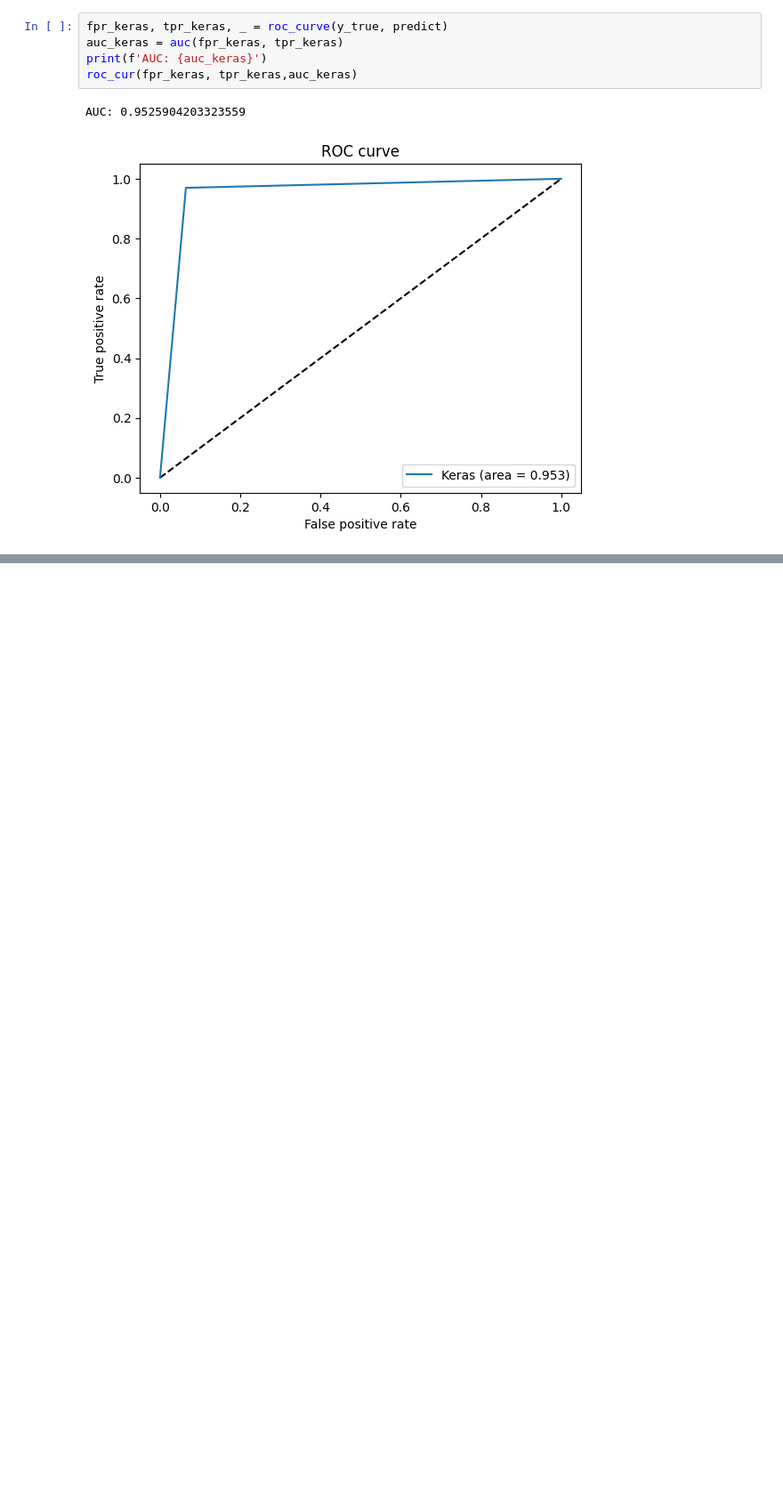
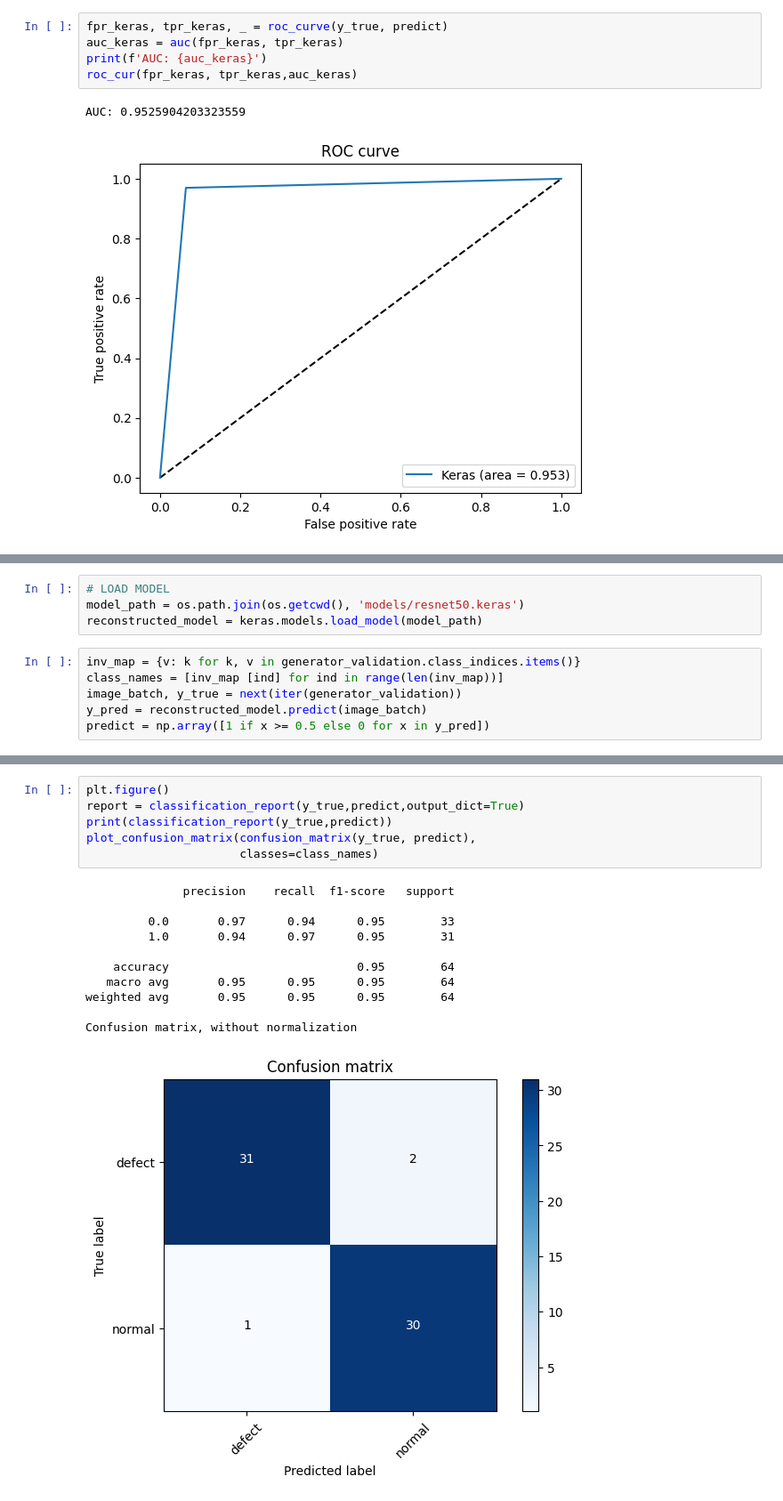
Before and after one commit to vburlay/Severstal, a Jupyter notebook: EDA(Binary classification).ipynb, the cells around one changed output, grey strips where cells are left out. Shown at 89% size. Cells and saved outputs as stored; diff of their text form; blank space fills up the shorter version.

```diff
--- a/EDA(Binary classification).ipynb
+++ b/EDA(Binary classification).ipynb
@@ -586,0 +594,10 @@ AUC: 0.9525904203323559
+# %%
+# LOAD MODEL
+model_path = os.path.join(os.getcwd(), 'models/resnet50.keras')
+reconstructed_model = keras.models.load_model(model_path)
+# %%
+inv_map = {v: k for k, v in generator_validation.class_indices.items()}
+class_names = [inv_map [ind] for ind in range(len(inv_map))]
+image_batch, y_true = next(iter(generator_validation))
+y_pred = reconstructed_model.predict(image_batch)
+predict = np.array([1 if x >= 0.5 else 0 for x in y_pred])
@@ -586,0 +606,18 @@ AUC: 0.9525904203323559
+# %%
+plt.figure()
+report = classification_report(y_true,predict,output_dict=True)
+print(classification_report(y_true,predict))
+plot_confusion_matrix(confusion_matrix(y_true, predict),
+                      classes=class_names)
+# %% [output]
+              precision    recall  f1-score   support
+
+         0.0       0.97      0.94      0.95        33
+         1.0       0.94      0.97      0.95        31
+
+    accuracy                           0.95        64
+   macro avg       0.95      0.95      0.95        64
+weighted avg       0.95      0.95      0.95        64
+
+Confusion matrix, without normalization
+[figure, added]
```
Also changed, not shown: parts of 10 cells of this notebook, 1 other file.
